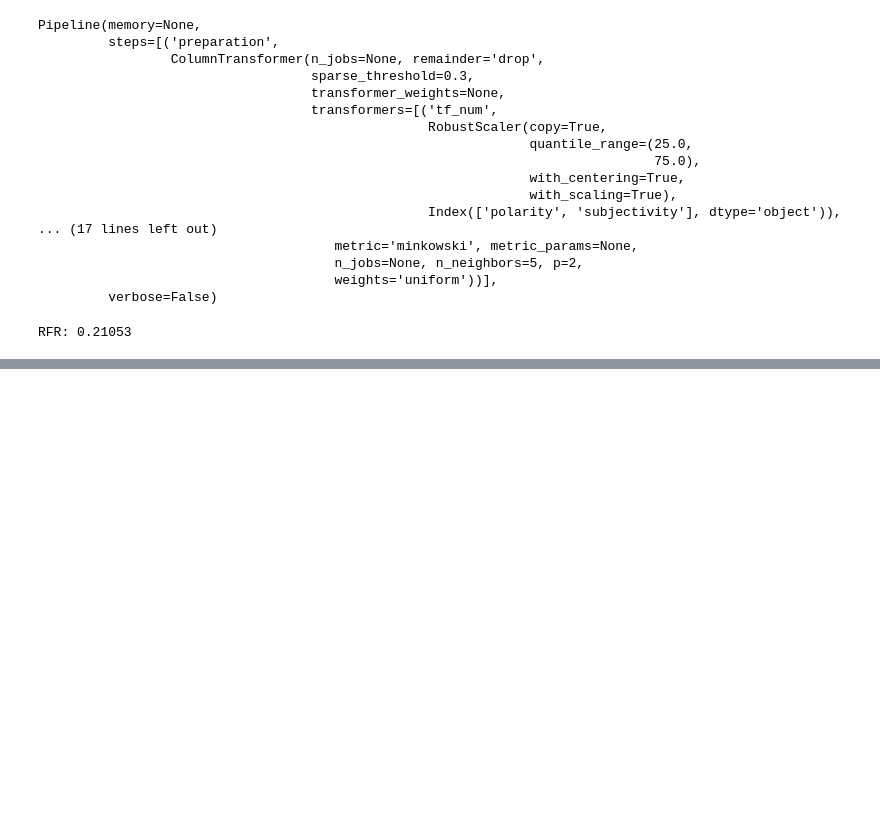
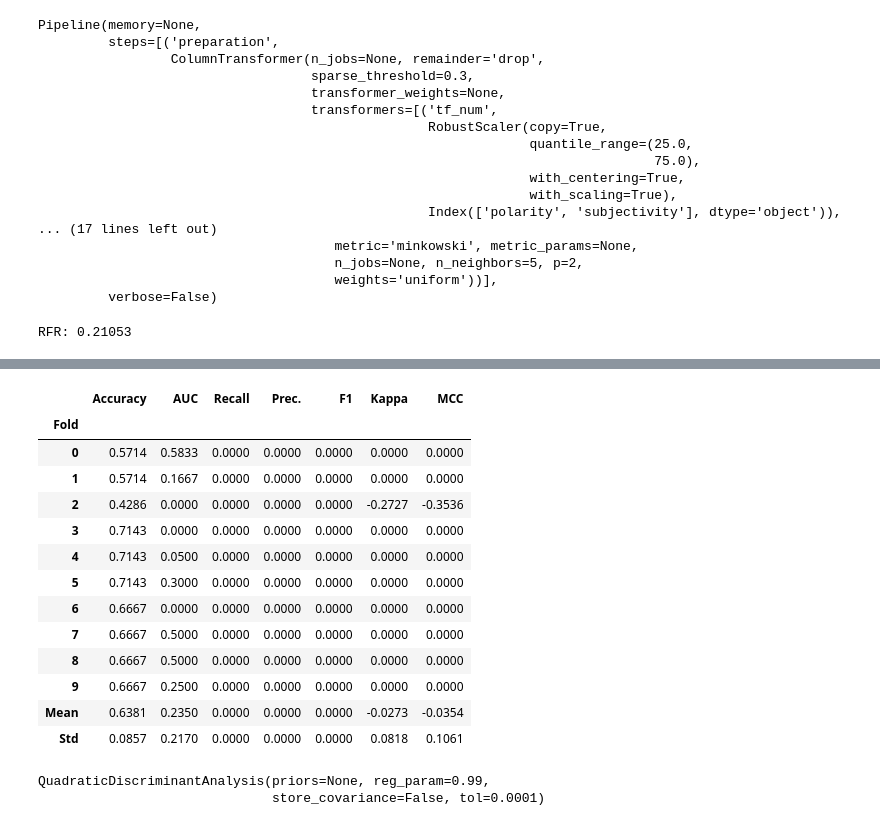
Before and after one commit to data-IA-2022/MOOC_Fengfeng_David, a Jupyter notebook: model.ipynb, the cells around one changed output, grey strips where cells are left out. Cells and saved outputs as stored; diff of their text form; code cells hidden in the pictures; blank space fills up the shorter version.

```diff
--- a/model.ipynb
+++ b/model.ipynb
@@ -131 +143,26 @@ interactive(children=(ToggleButtons(description='Plot Type:', icons=('',), optio
+# %%
+blend = blend_models(tuned_top3)
+
+stack = stack_models(tuned_top3)
+
+best_auc_model = automl(optimize = 'Prec.')
+
+best_auc_model
+# %% [output]
+|  | Accuracy | AUC | Recall | Prec. | F1 | Kappa | MCC |
+| Fold |  |  |  |  |  |  |  |
+| 0 | 0.5714 | 0.5833 | 0.0000 | 0.0000 | 0.0000 | 0.0000 | 0.0000 |
+| 1 | 0.5714 | 0.1667 | 0.0000 | 0.0000 | 0.0000 | 0.0000 | 0.0000 |
+| 2 | 0.4286 | 0.0000 | 0.0000 | 0.0000 | 0.0000 | -0.2727 | -0.3536 |
+| 3 | 0.7143 | 0.0000 | 0.0000 | 0.0000 | 0.0000 | 0.0000 | 0.0000 |
+| 4 | 0.7143 | 0.0500 | 0.0000 | 0.0000 | 0.0000 | 0.0000 | 0.0000 |
+| 5 | 0.7143 | 0.3000 | 0.0000 | 0.0000 | 0.0000 | 0.0000 | 0.0000 |
+| 6 | 0.6667 | 0.0000 | 0.0000 | 0.0000 | 0.0000 | 0.0000 | 0.0000 |
+| 7 | 0.6667 | 0.5000 | 0.0000 | 0.0000 | 0.0000 | 0.0000 | 0.0000 |
+| 8 | 0.6667 | 0.5000 | 0.0000 | 0.0000 | 0.0000 | 0.0000 | 0.0000 |
+| 9 | 0.6667 | 0.2500 | 0.0000 | 0.0000 | 0.0000 | 0.0000 | 0.0000 |
+| Mean | 0.6381 | 0.2350 | 0.0000 | 0.0000 | 0.0000 | -0.0273 | -0.0354 |
+| Std | 0.0857 | 0.2170 | 0.0000 | 0.0000 | 0.0000 | 0.0818 | 0.1061 |
+QuadraticDiscriminantAnalysis(priors=None, reg_param=0.99,
+                              store_covariance=False, tol=0.0001)
 # %%
```
Also changed, not shown: parts of 8 cells of this notebook.
